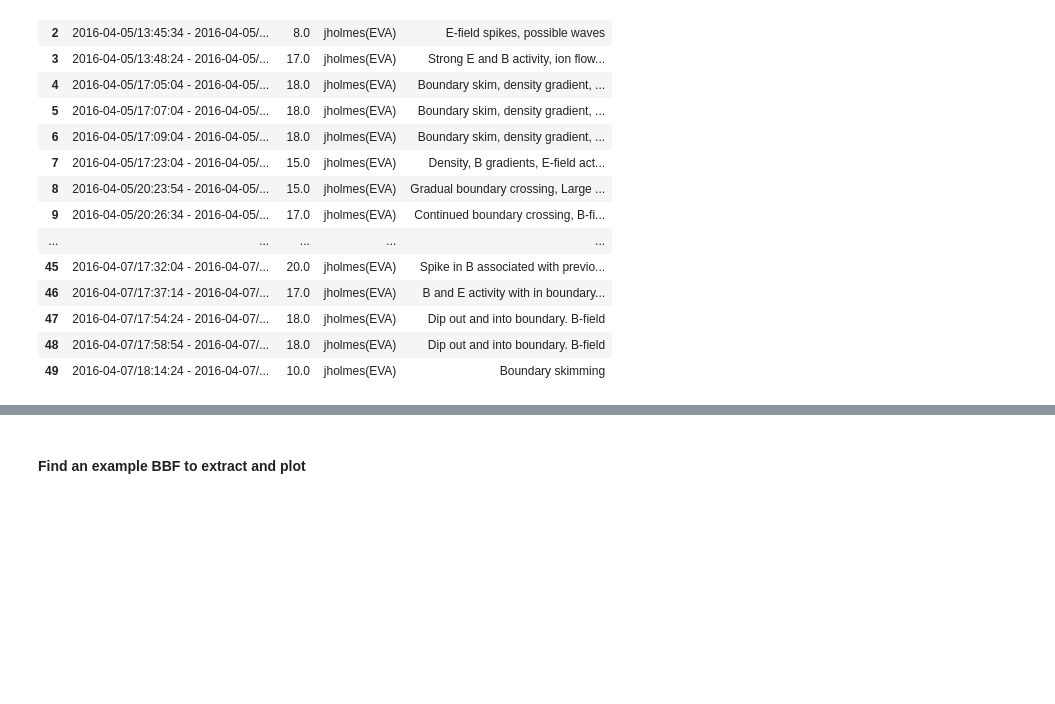
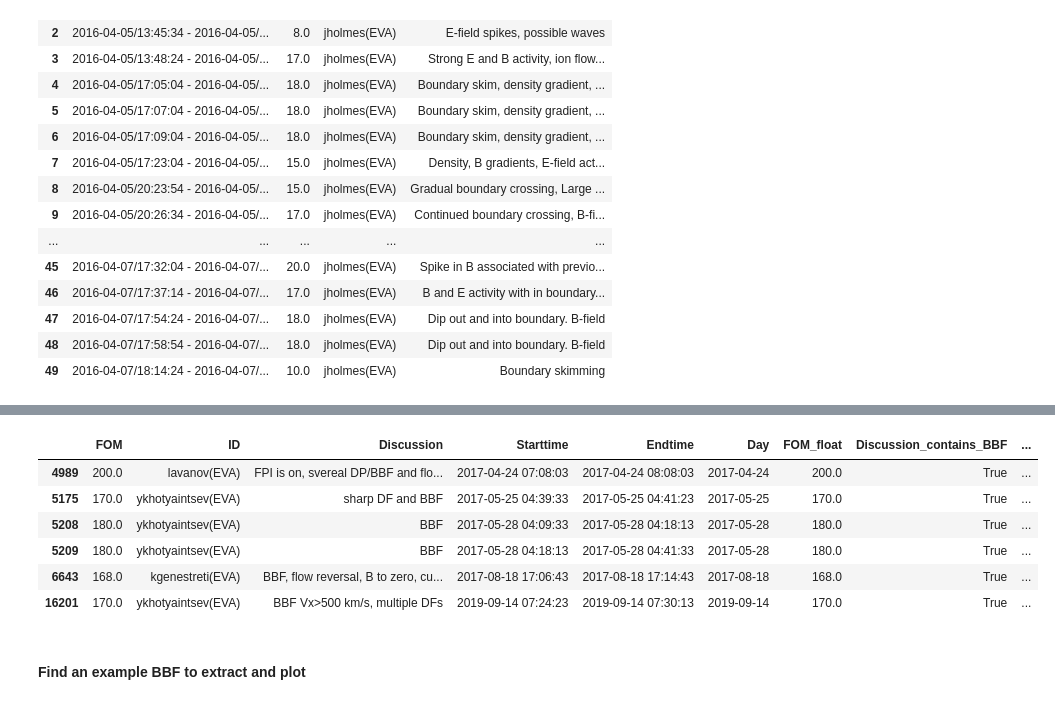
Before and after one commit to heliohackweek/mms_data_hunt, a Jupyter notebook: memes/example_sitl_read.ipynb, the cells around one changed output, grey strips where cells are left out. Cells and saved outputs as stored; diff of their text form; code cells hidden in the pictures; blank space fills up the shorter version.

```diff
--- a/memes/example_sitl_read.ipynb
+++ b/memes/example_sitl_read.ipynb
@@ -91,3 +109,14 @@ reports_df.head(50)
+# %%
+#Example query for finding a "high quality"? BBF
+reports_df.query('FOM_float > 160 & Discussion_contains_BBF == True')
+# %% [output]
+|  | FOM | ID | Discussion | Starttime | Endtime | Day | FOM_float | Discussion_contains_BBF | ... |
+| 4989 | 200.0 | lavanov(EVA) | FPI is on, svereal DP/BBF and flo... | 2017-04-24 07:08:03 | 2017-04-24 08:08:03 | 2017-04-24 | 200.0 | True | ... |
+| 5175 | 170.0 | ykhotyaintsev(EVA) | sharp DF and BBF | 2017-05-25 04:39:33 | 2017-05-25 04:41:23 | 2017-05-25 | 170.0 | True | ... |
+| 5208 | 180.0 | ykhotyaintsev(EVA) | BBF | 2017-05-28 04:09:33 | 2017-05-28 04:18:13 | 2017-05-28 | 180.0 | True | ... |
+| 5209 | 180.0 | ykhotyaintsev(EVA) | BBF | 2017-05-28 04:18:13 | 2017-05-28 04:41:33 | 2017-05-28 | 180.0 | True | ... |
+| 6643 | 168.0 | kgenestreti(EVA) | BBF, flow reversal, B to zero, cu... | 2017-08-18 17:06:43 | 2017-08-18 17:14:43 | 2017-08-18 | 168.0 | True | ... |
+| 16201 | 170.0 | ykhotyaintsev(EVA) | BBF Vx>500 km/s, multiple DFs | 2019-09-14 07:24:23 | 2019-09-14 07:30:13 | 2019-09-14 | 170.0 | True | ... |
 # %% [markdown]
 #### Find an example BBF to extract and plot
 # %%
```
Also changed, not shown: parts of 9 cells of this notebook.
